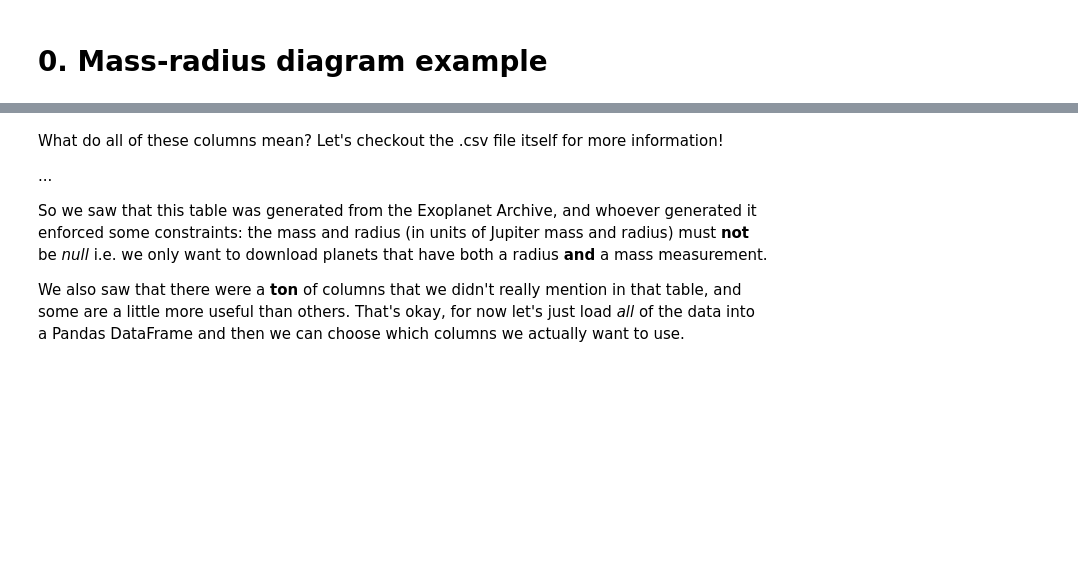
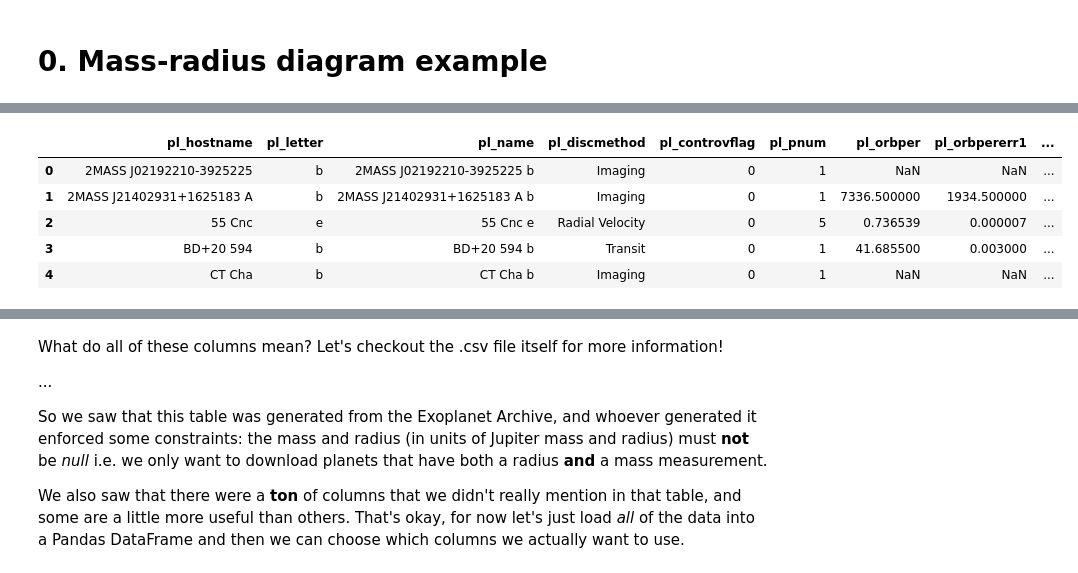
Before and after one commit to howardisaacson/Intro-to-Astro-2021, a Jupyter notebook: Week3_gaia_exoplanet_archive/nasa_exoplanet_archive_tutorial.ipynb, the cells around one changed output, grey strips where cells are left out. Saved outputs shown, nothing was run; the diff lists cells and outputs as text; code cells hidden in the pictures; blank space fills up the shorter version.

```diff
--- a/Week3_gaia_exoplanet_archive/nasa_exoplanet_archive_tutorial.ipynb
+++ b/Week3_gaia_exoplanet_archive/nasa_exoplanet_archive_tutorial.ipynb
@@ -57,7 +59,14 @@ print(f'Data will be loaded from: {data_path}')
 # Use comment keyword argument in read_csv() to ignore the file header (more on this in a minute)
 example_data = pd.read_csv(data_path, comment='#')
 # %%
-... # What sort of data is contained in this pandas.DataFrame?
+example_data.head() # What sort of data is contained in this pandas.DataFrame?
+# %% [output]
+|  | pl_hostname | pl_letter | pl_name | pl_discmethod | pl_controvflag | pl_pnum | pl_orbper | pl_orbpererr1 | ... |
+| 0 | 2MASS J02192210-3925225 | b | 2MASS J02192210-3925225 b | Imaging | 0 | 1 | NaN | NaN | ... |
+| 1 | 2MASS J21402931+1625183 A | b | 2MASS J21402931+1625183 A b | Imaging | 0 | 1 | 7336.500000 | 1934.500000 | ... |
+| 2 | 55 Cnc | e | 55 Cnc e | Radial Velocity | 0 | 5 | 0.736539 | 0.000007 | ... |
+| 3 | BD+20 594 | b | BD+20 594 b | Transit | 0 | 1 | 41.685500 | 0.003000 | ... |
+| 4 | CT Cha | b | CT Cha b | Imaging | 0 | 1 | NaN | NaN | ... |
 # %%
 # What are the dimensions of this DataFrame?
 print(example_data.shape) # prints (# of rows, # of columns)
```
Also changed, not shown: parts of 10 cells of this notebook, 3 other files.
